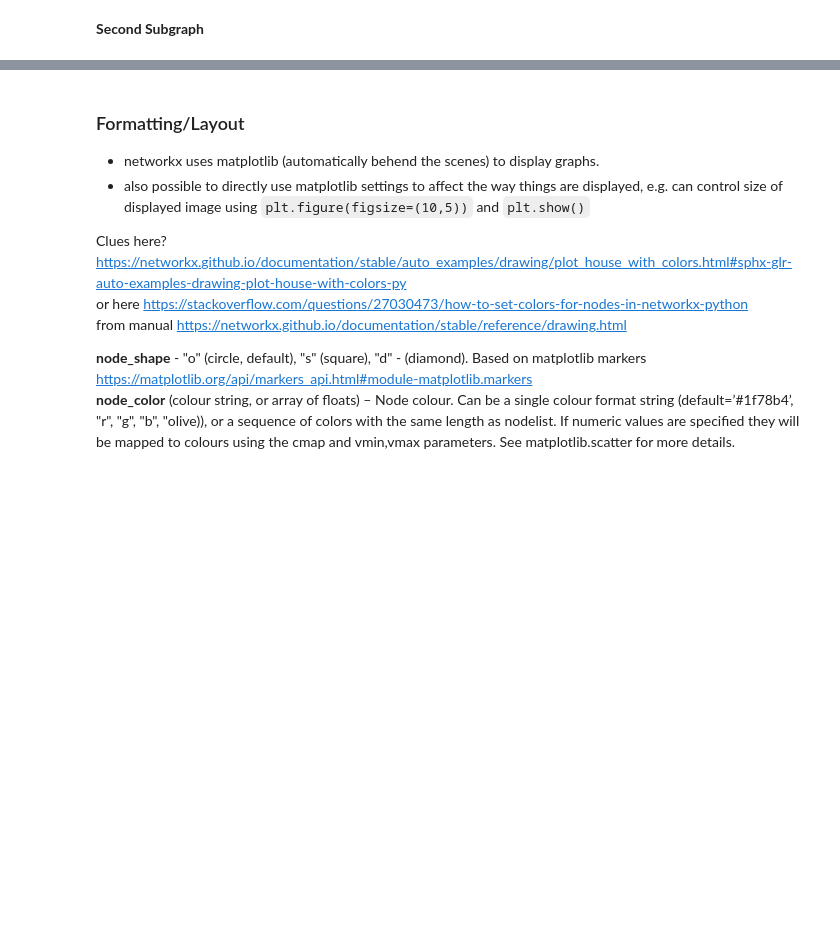
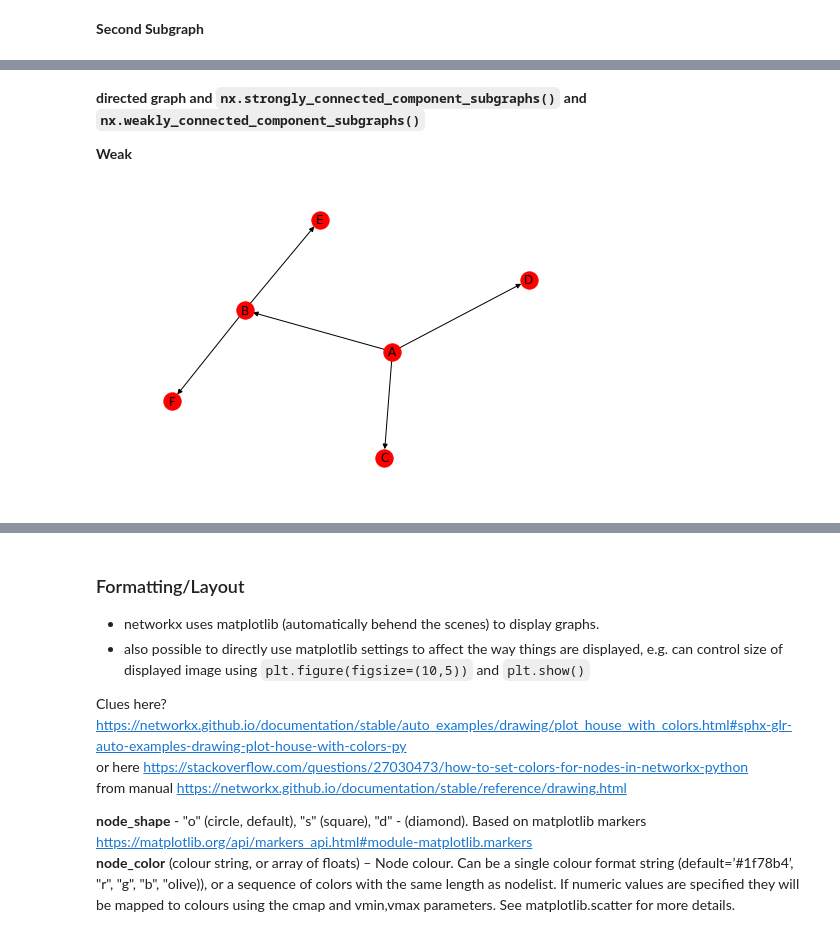
Before and after one commit to alanmaydwell/jupyter_scribblings, a Jupyter notebook: NetworkXtry.ipynb, the cells around one changed output, grey strips where cells are left out. Cells and saved outputs as stored; diff of their text form; code cells hidden in the pictures; blank space fills up the shorter version.

Commit message:
Updates to NetworkXtry.ipynb - mainly about subgraphs and styling

```diff
--- a/NetworkXtry.ipynb
+++ b/NetworkXtry.ipynb
@@ -132,0 +136,10 @@ nx.draw(subgraphs[1], with_labels=True)
+# %% [markdown]
+**directed graph and `nx.strongly_connected_component_subgraphs()` and `nx.weakly_connected_component_subgraphs()`**
+
+**Weak**
+# %%
+wsubgraphs = list(nx.weakly_connected_component_subgraphs(thing))
+# %%
+nx.draw(wsubgraphs[0], with_labels=True)
+# %% [output]
+[figure, added]
```
Also changed, not shown: parts of 30 cells of this notebook.
